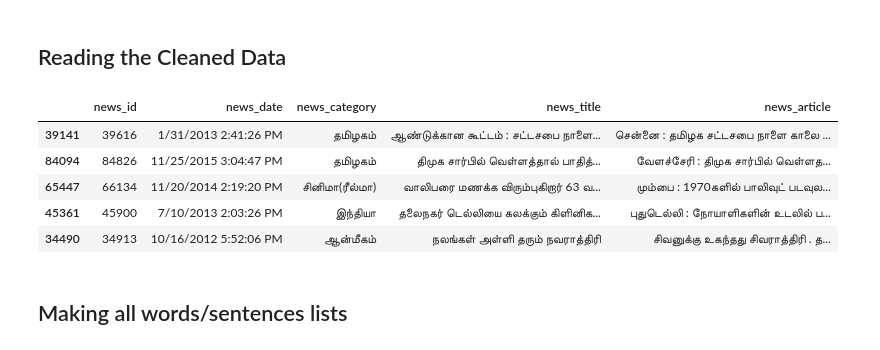
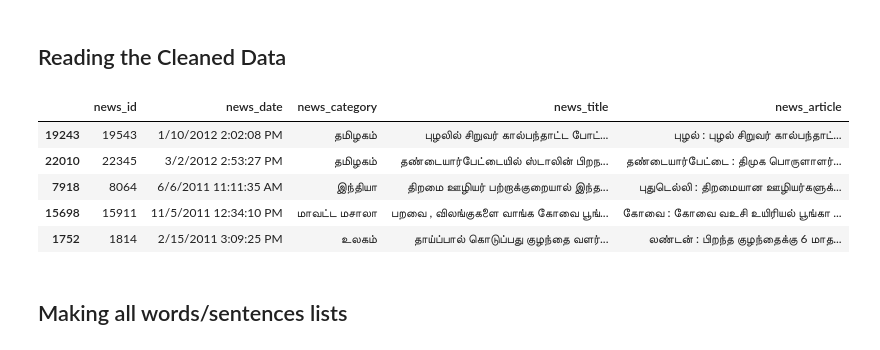
Before and after one commit to ojasiiitd/Tamil-Murasu-Categorization, a Jupyter notebook: Tamil-Articles.ipynb, the cells around one changed output. Drawn from its saved outputs; the diff is of its cells as text; code cells hidden in the pictures.

```diff
--- a/Tamil-Articles.ipynb
+++ b/Tamil-Articles.ipynb
@@ -105,14 +105,15 @@ def preprocess_tamil_text(corpus):
 ## Reading the Cleaned Data
 # %%
 df_tamil = pd.read_csv("./tamilmurasu_data/tamil_news_cleaned.csv", encoding='utf-8')
+df_tamil = df_tamil[:30000]
 df_tamil.sample(5)
 # %% [output]
 |  | news_id | news_date | news_category | news_title | news_article |
-| 39141 | 39616 | 1/31/2013 2:41:26 PM | தமிழகம் | ஆண்டுக்கான கூட்டம் : சட்டசபை நாளை... | சென்னை : தமிழக சட்டசபை நாளை காலை ... |
-| 84094 | 84826 | 11/25/2015 3:04:47 PM | தமிழகம் | திமுக சார்பில் வெள்ளத்தால் பாதித்... | வேளச்சேரி : திமுக சார்பில் வெள்ளத... |
-| 65447 | 66134 | 11/20/2014 2:19:20 PM | சினிமா(ரீல்மா) | வாலிபரை மணக்க விரும்புகிறார் 63 வ... | மும்பை : 1970களில் பாலிவுட் படவுல... |
-| 45361 | 45900 | 7/10/2013 2:03:26 PM | இந்தியா | தலைநகர் டெல்லியை கலக்கும் கிளினிக... | புதுடெல்லி : நோயாளிகளின் உடலில் ப... |
-| 34490 | 34913 | 10/16/2012 5:52:06 PM | ஆன்மீகம் | நலங்கள் அள்ளி தரும் நவராத்திரி | சிவனுக்கு உகந்தது சிவராத்திரி . த... |
+| 19243 | 19543 | 1/10/2012 2:02:08 PM | தமிழகம் | புழலில் சிறுவர் கால்பந்தாட்ட போட்... | புழல் : புழல் சிறுவர் கால்பந்தாட்... |
+| 22010 | 22345 | 3/2/2012 2:53:27 PM | தமிழகம் | தண்டையார்பேட்டையில் ஸ்டாலின் பிறந... | தண்டையார்பேட்டை : திமுக பொருளாளர்... |
+| 7918 | 8064 | 6/6/2011 11:11:35 AM | இந்தியா | திறமை ஊழியர் பற்றாக்குறையால் இந்த... | புதுடெல்லி : திறமையான ஊழியர்களுக்... |
+| 15698 | 15911 | 11/5/2011 12:34:10 PM | மாவட்ட மசாலா | பறவை , விலங்குகளை வாங்க கோவை பூங்... | கோவை : கோவை வஉசி உயிரியல் பூங்கா ... |
+| 1752 | 1814 | 2/15/2011 3:09:25 PM | உலகம் | தாய்ப்பால் கொடுப்பது குழந்தை வளர்... | லண்டன் : பிறந்த குழந்தைக்கு 6 மாத... |
 # %% [markdown]
 ## Making all words/sentences lists
 # %%
```
Also changed, not shown: parts of 22 cells of this notebook, 2 other files.
